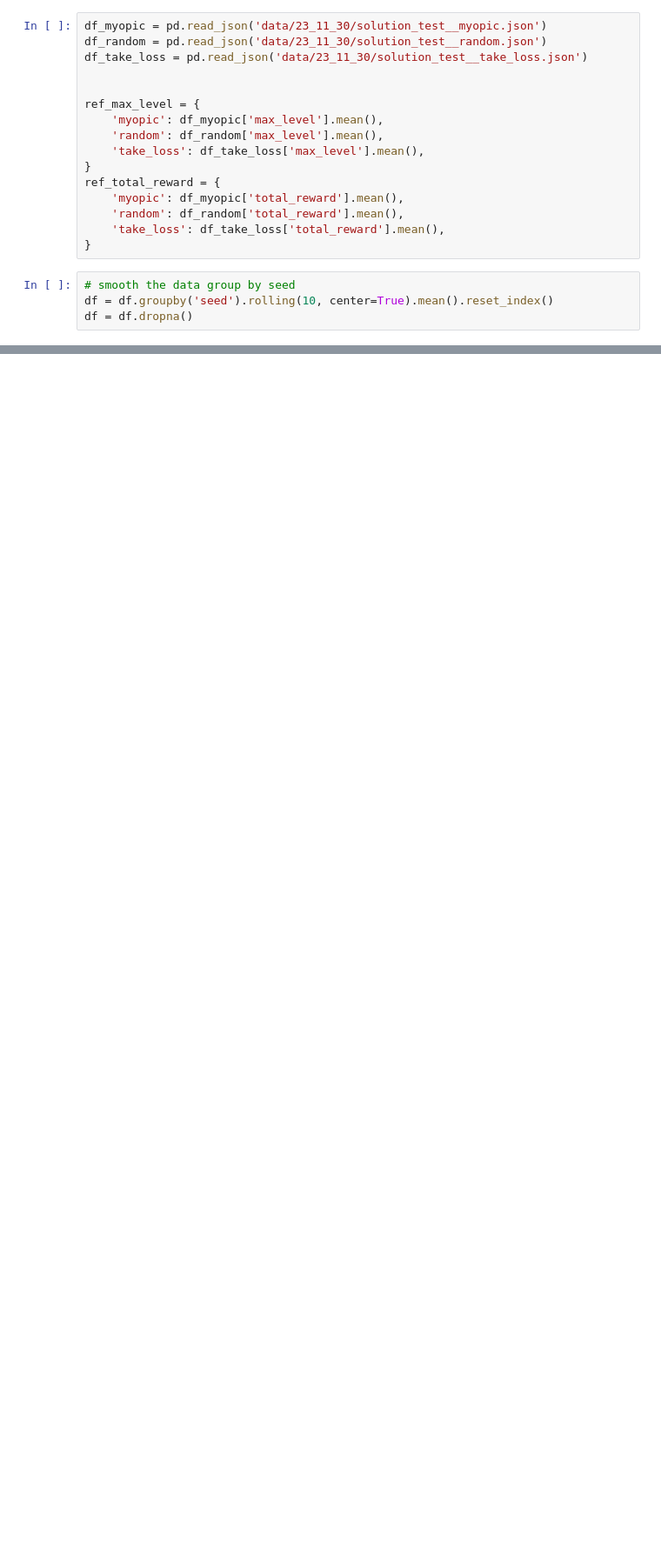
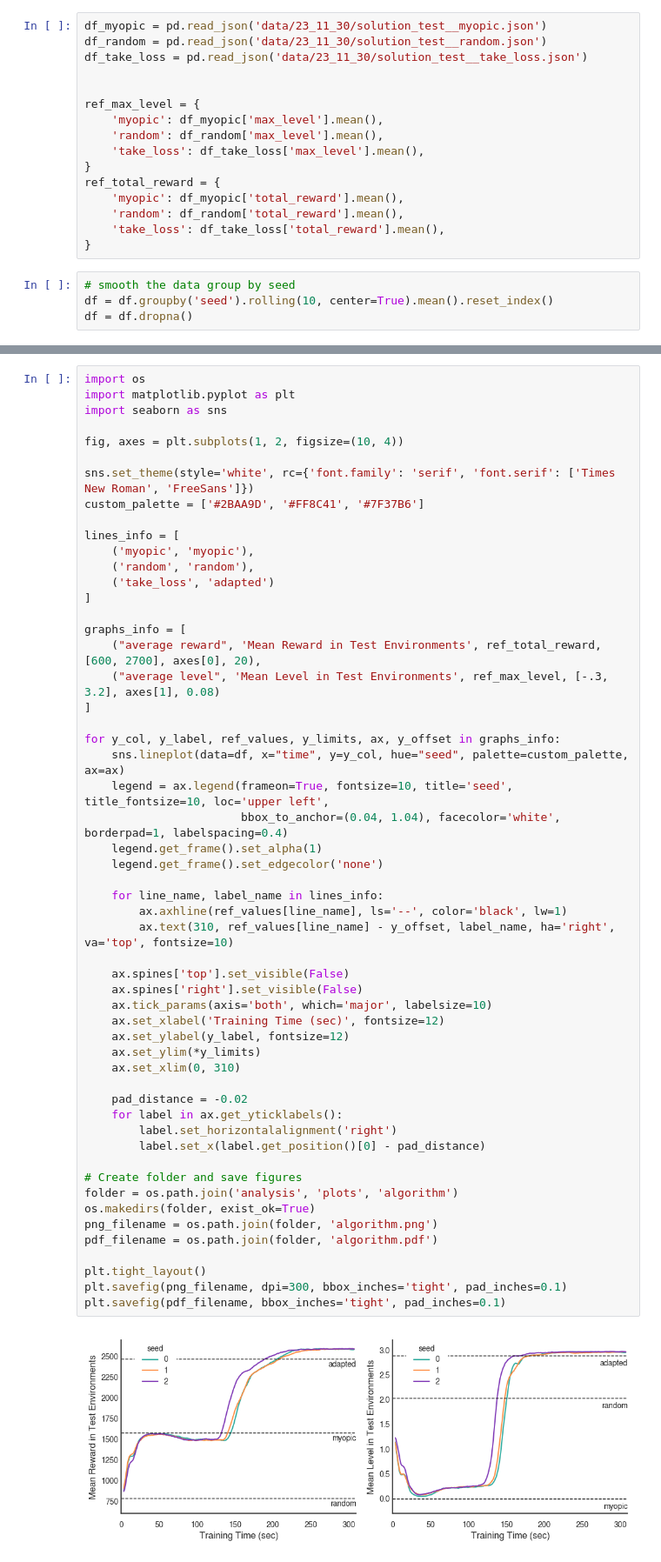
Before and after one commit to LBrinkmann/reward-network-iii, a Jupyter notebook: analysis/algorithm.ipynb, the cells around one changed output, grey strips where cells are left out. Shown at 87% size. Cells and saved outputs as stored; diff of their text form; blank space fills up the shorter version.

```diff
--- a/analysis/algorithm.ipynb
+++ b/analysis/algorithm.ipynb
@@ -121,0 +154,56 @@ Text(5000, 2.885, 'take loss')
+# %%
+import os
+import matplotlib.pyplot as plt
+import seaborn as sns
+
+fig, axes = plt.subplots(1, 2, figsize=(10, 4))
+
+sns.set_theme(style='white', rc={'font.family': 'serif', 'font.serif': ['Times New Roman', 'FreeSans']})
+custom_palette = ['#2BAA9D', '#FF8C41', '#7F37B6']
+
+lines_info = [
+    ('myopic', 'myopic'),
+    ('random', 'random'),
+    ('take_loss', 'adapted')
+]
+
+graphs_info = [
+    ("average reward", 'Mean Reward in Test Environments', ref_total_reward, [600, 2700], axes[0], 20),
+    ("average level", 'Mean Level in Test Environments', ref_max_level, [-.3, 3.2], axes[1], 0.08)
+]
+
+for y_col, y_label, ref_values, y_limits, ax, y_offset in graphs_info:
+    sns.lineplot(data=df, x="time", y=y_col, hue="seed", palette=custom_palette, ax=ax)
+    legend = ax.legend(frameon=True, fontsize=10, title='seed', title_fontsize=10, loc='upper left',
+                       bbox_to_anchor=(0.04, 1.04), facecolor='white', borderpad=1, labelspacing=0.4)
+    legend.get_frame().set_alpha(1)
+    legend.get_frame().set_edgecolor('none')
+
+    for line_name, label_name in lines_info:
+        ax.axhline(ref_values[line_name], ls='--', color='black', lw=1)
+        ax.text(310, ref_values[line_name] - y_offset, label_name, ha='right', va='top', fontsize=10)
+
+    ax.spines['top'].set_visible(False)
+    ax.spines['right'].set_visible(False)
+    ax.tick_params(axis='both', which='major', labelsize=10)
+    ax.set_xlabel('Training Time (sec)', fontsize=12)
+    ax.set_ylabel(y_label, fontsize=12)
+    ax.set_ylim(*y_limits)
+    ax.set_xlim(0, 310)
+
+    pad_distance = -0.02
+    for label in ax.get_yticklabels():
+        label.set_horizontalalignment('right')
+        label.set_x(label.get_position()[0] - pad_distance)
+
+# Create folder and save figures
+folder = os.path.join('analysis', 'plots', 'algorithm')
+os.makedirs(folder, exist_ok=True)
+png_filename = os.path.join(folder, 'algorithm.png')
+pdf_filename = os.path.join(folder, 'algorithm.pdf')
+
+plt.tight_layout()
+plt.savefig(png_filename, dpi=300, bbox_inches='tight', pad_inches=0.1)
+plt.savefig(pdf_filename, bbox_inches='tight', pad_inches=0.1)
+# %% [output]
+[figure, added]
```
Also changed, not shown: parts of 7 cells of this notebook, 4 other files.
